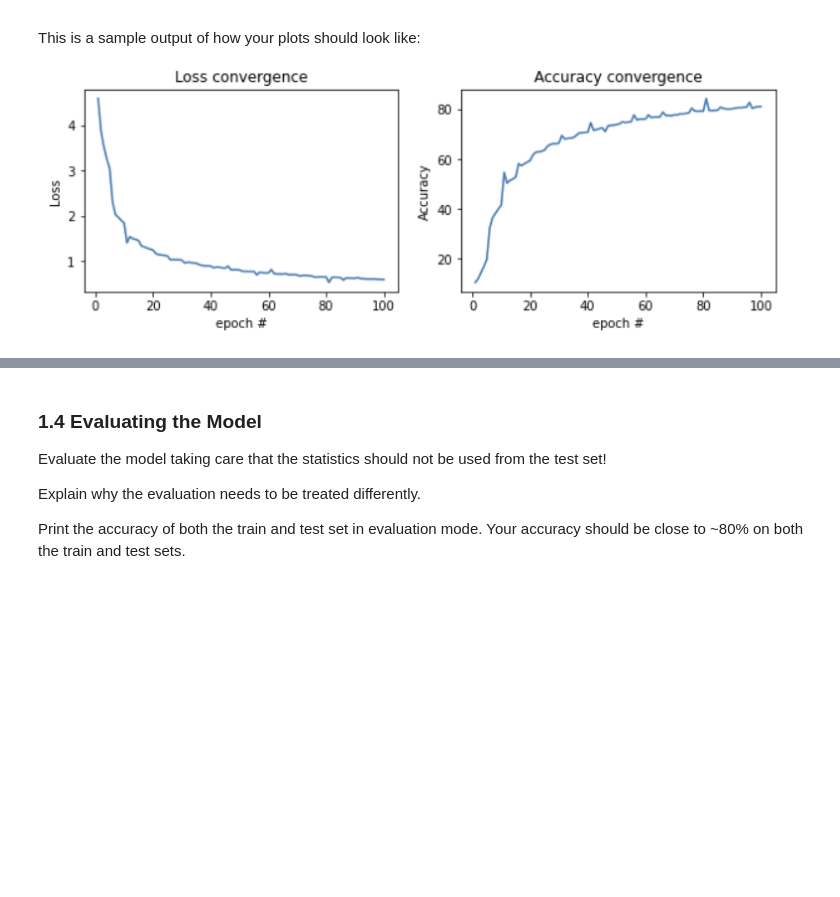
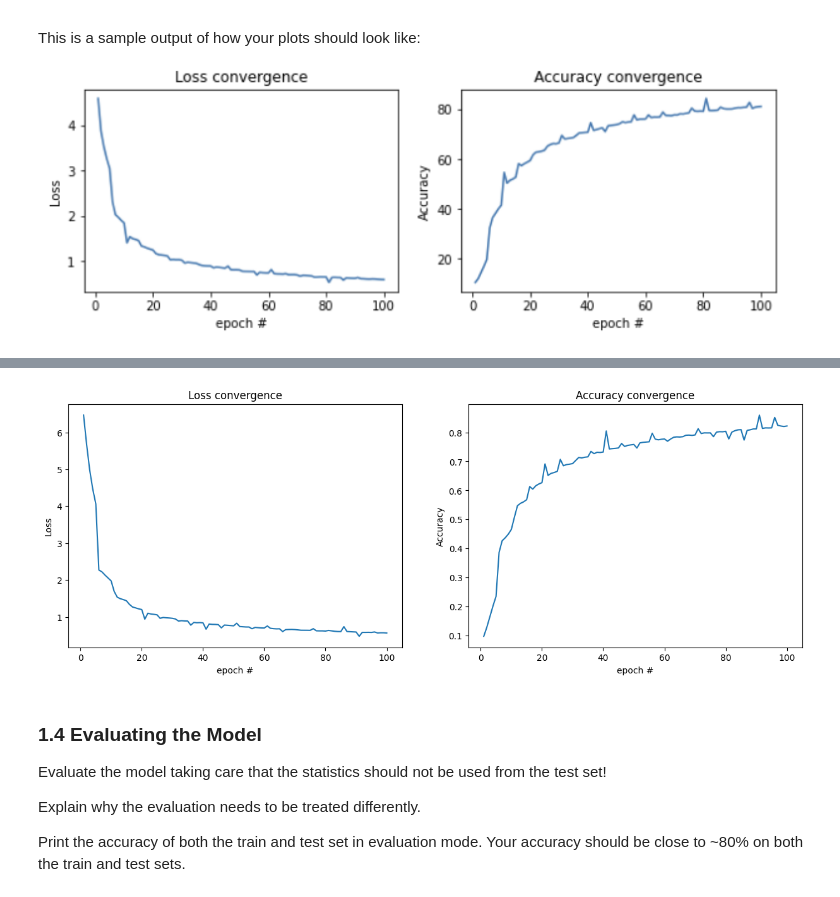
Before and after one commit to zxcej/COMP691_LABS, a Jupyter notebook: Johnson's_2023_Lab4_Ex.ipynb, the cells around one changed output, grey strips where cells are left out. Saved outputs shown, nothing was run; the diff lists cells and outputs as text; code cells hidden in the pictures; blank space fills up the shorter version.

```diff
--- a/Johnson's_2023_Lab4_Ex.ipynb
+++ b/Johnson's_2023_Lab4_Ex.ipynb
@@ -301,0 +310,56 @@ for epoch in range(num_epochs):
+# %%
+from torch.optim import SGD
+
+# training hyper_parameters
+lr = 0.01
+num_epochs = 20
+
+### TODO: Initialize optimizer. You can use the SGD class from pytorch.
+initialize_nn(param_dict, layers_stats_list)
+optimizer = SGD(param_dict.values(), lr=lr)
+train_track={
+    "loss": [],
+    "acc": [],
+}
+
+for epoch in range(num_epochs):
+    total_train = 0
+    total_loss = 0
+    total_correct = 0
+    for i, (data,label) in enumerate(train_loader):
+        ### TODO: Train the network
+        data = data.to(device, dtype=torch.float32)
+        label = label.to(device, dtype=torch.long)
+
+        # forward pass
+        output = my_nn(data, param_dict, layers_stats_list, train=True)
+        loss = torch.nn.functional.cross_entropy(output, label)
+
+        # backward pass
+        optimizer.zero_grad() #Can also use my_zero_grad(param_dict)
+        loss.backward()
+        optimizer.step()
+
+        m_batch = data.shape[0]
+        total_train += m_batch
+        total_loss += loss.item()*m_batch
+        total_correct += (output.argmax(dim=1) == label).sum().item()
+
+        if i % 50 == 0:
+            train_loss = total_loss/total_train
+            train_acc = total_correct/total_train
+            train_track["loss"].append(train_loss)
+            train_track["acc"].append(train_acc)
+
+    print(f"Epoch: {epoch+1}/{num_epochs}, Step: {i+1}/{len(train_loader)}, Loss: {train_loss:.4f}, Acc: {train_acc:.4f}")
+
+fig, ax = plt.subplots(1, 2, figsize=(15, 5))
+for ax, key in zip(ax, train_track.keys()):
+    loss_history = train_track[key]
+    ax.plot(np.arange(len(loss_history))+1, loss_history)
+    ax.set_xlabel("epoch #")
+    ylabel = "Loss" if key == "loss" else "Accuracy"
+    ax.set_ylabel(ylabel)
+    ax.set_title(f"{ylabel} convergence")
+plt.show()
+# %% [output]
@@ -302,3 +386,4 @@ for epoch in range(num_epochs):
+[figure, added]
 # %% [markdown]
 ### 1.4 Evaluating the Model
 
```
Also changed, not shown: parts of 17 cells of this notebook.
